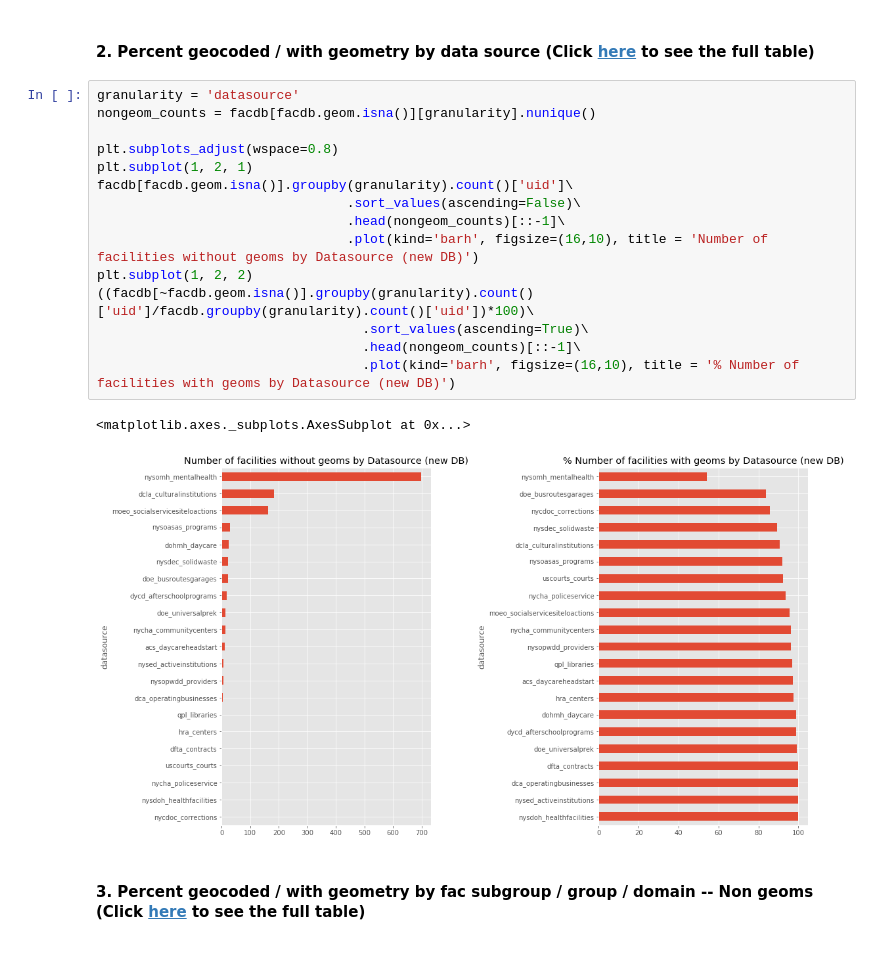
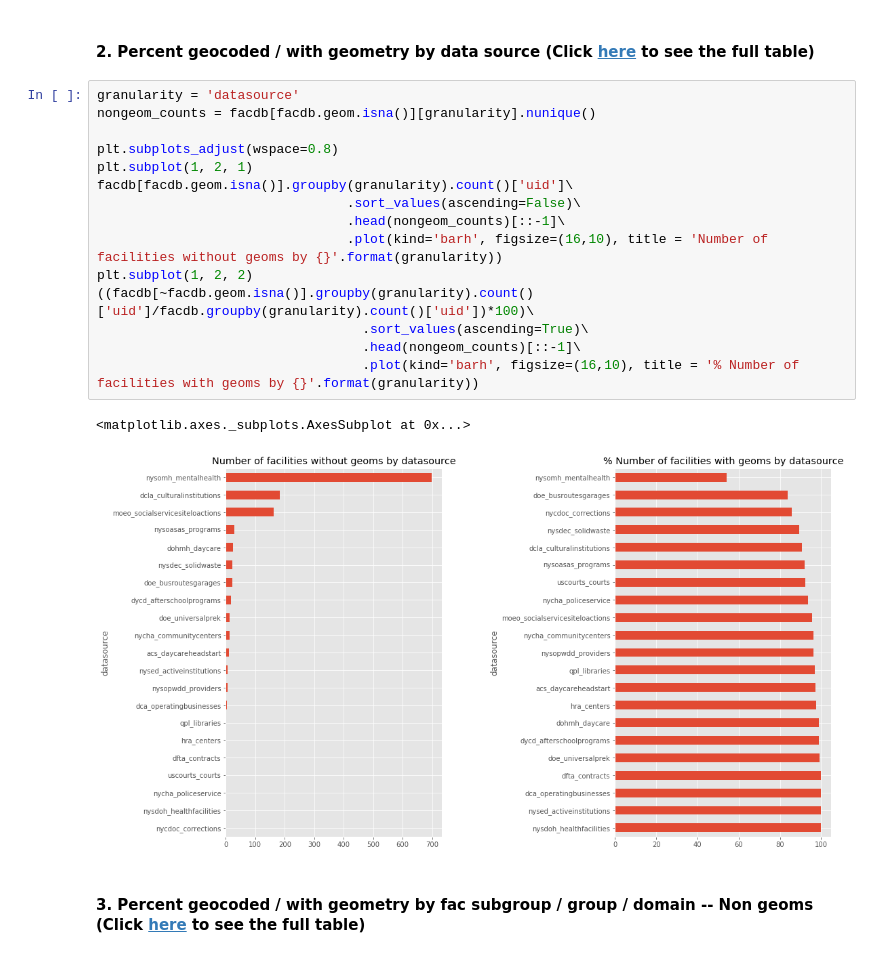
Before and after one commit to NYCPlanning/db-facilities-tmp, a Jupyter notebook: notebooks/facilities_qaqc.ipynb, the cells around one changed output. Drawn from its saved outputs; the diff is of its cells as text.

Commit message:
clean title [skip ci]

```diff
--- a/notebooks/facilities_qaqc.ipynb
+++ b/notebooks/facilities_qaqc.ipynb
@@ -42,21 +42,21 @@ There are 1219 facilities not having geometries.
 # %%
 granularity = 'datasource'
 nongeom_counts = facdb[facdb.geom.isna()][granularity].nunique()
 
 plt.subplots_adjust(wspace=0.8)
 plt.subplot(1, 2, 1)
 facdb[facdb.geom.isna()].groupby(granularity).count()['uid']\
                                 .sort_values(ascending=False)\
                                 .head(nongeom_counts)[::-1]\
-                                .plot(kind='barh', figsize=(16,10), title = 'Number of facilities without geoms by Datasource (new DB)')
+                                .plot(kind='barh', figsize=(16,10), title = 'Number of facilities without geoms by {}'.format(granularity))
 plt.subplot(1, 2, 2)
 ((facdb[~facdb.geom.isna()].groupby(granularity).count()['uid']/facdb.groupby(granularity).count()['uid'])*100)\
                                   .sort_values(ascending=True)\
                                   .head(nongeom_counts)[::-1]\
-                                  .plot(kind='barh', figsize=(16,10), title = '% Number of facilities with geoms by Datasource (new DB)')
+                                  .plot(kind='barh', figsize=(16,10), title = '% Number of facilities with geoms by {}'.format(granularity))
 # %% [output]
 <matplotlib.axes._subplots.AxesSubplot at 0x...>
-[figure, old version]
+[figure, new version]
 # %% [markdown]
 #### 3. Percent geocoded / with geometry by fac subgroup / group / domain -- Non geoms (Click [here](https://github.com/NYCPlanning/db-facilities-tmp/blob/dev/output/qc_mapped_subgroup.csv) to see the full table)
 # %%
```
